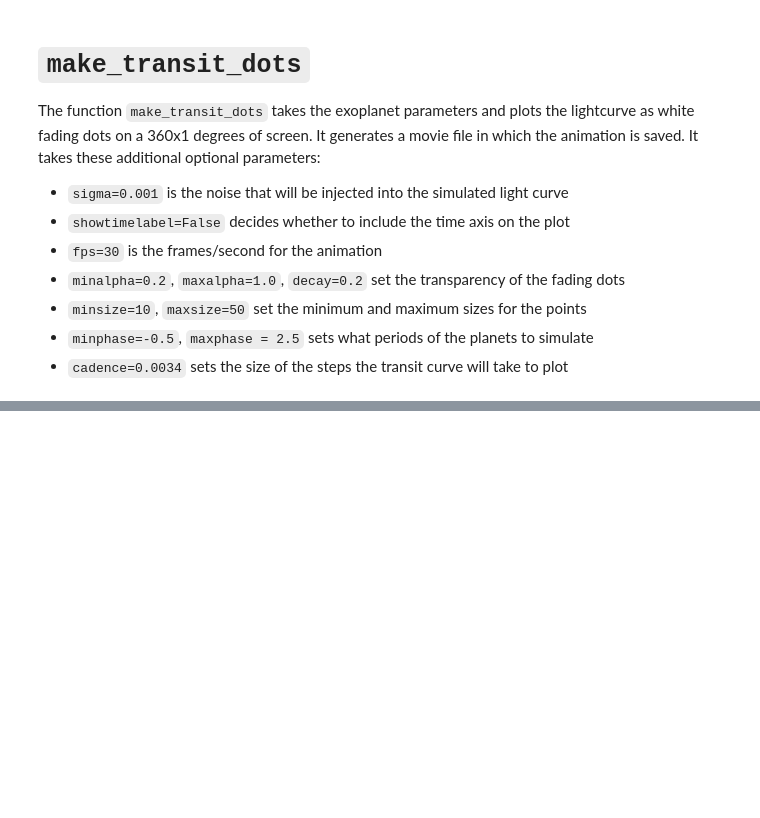
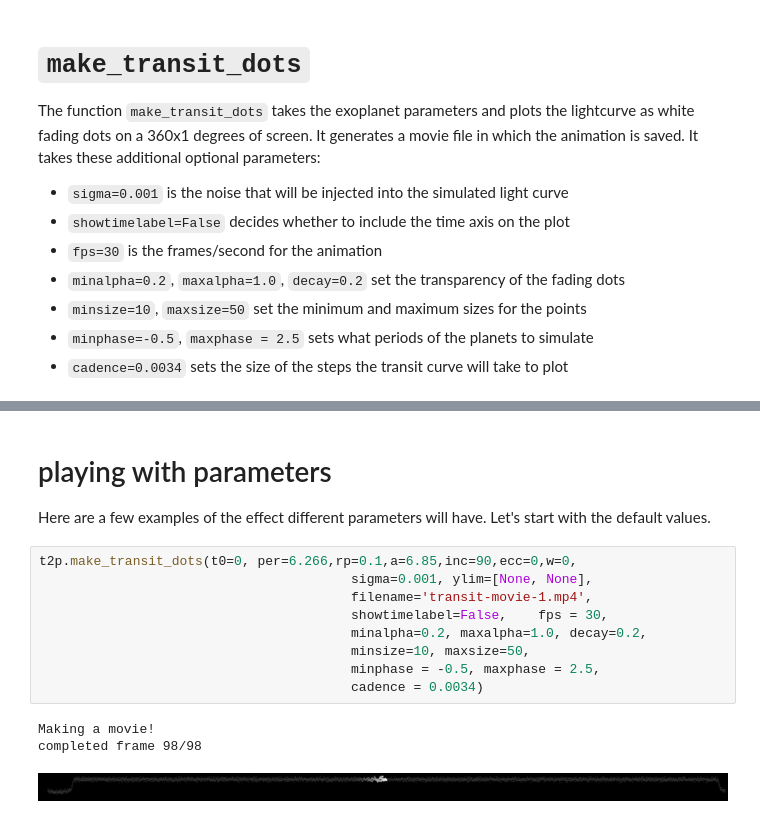
Before and after one commit to zkbt/transit2pi, a Jupyter notebook: notebooks/how-to-use-transit2pi.ipynb, the cells around one changed output, grey strips where cells are left out. Drawn from its saved outputs; the diff is of its cells as text; blank space fills up the shorter version.

Commit message:
add a few more examples
Co-authored-by: tejorwa@users.noreply.github.com

```diff
--- a/notebooks/how-to-use-transit2pi.ipynb
+++ b/notebooks/how-to-use-transit2pi.ipynb
@@ -46,0 +58,16 @@ t2p.make_transit_dots()
+# %% [markdown]
+# playing with parameters
+Here are a few examples of the effect different parameters will have. Let's start with the default values.
+# %%
+t2p.make_transit_dots(t0=0, per=6.266,rp=0.1,a=6.85,inc=90,ecc=0,w=0,
+                                        sigma=0.001, ylim=[None, None],
+                                        filename='transit-movie-1.mp4',
+                                        showtimelabel=False,    fps = 30,
+                                        minalpha=0.2, maxalpha=1.0, decay=0.2,
+                                        minsize=10, maxsize=50,
+                                        minphase = -0.5, maxphase = 2.5,
+                                        cadence = 0.0034)
+# %% [output]
+Making a movie!
+completed frame 98/98
+[figure, added]
```
Also changed, not shown: parts of 11 cells of this notebook.
